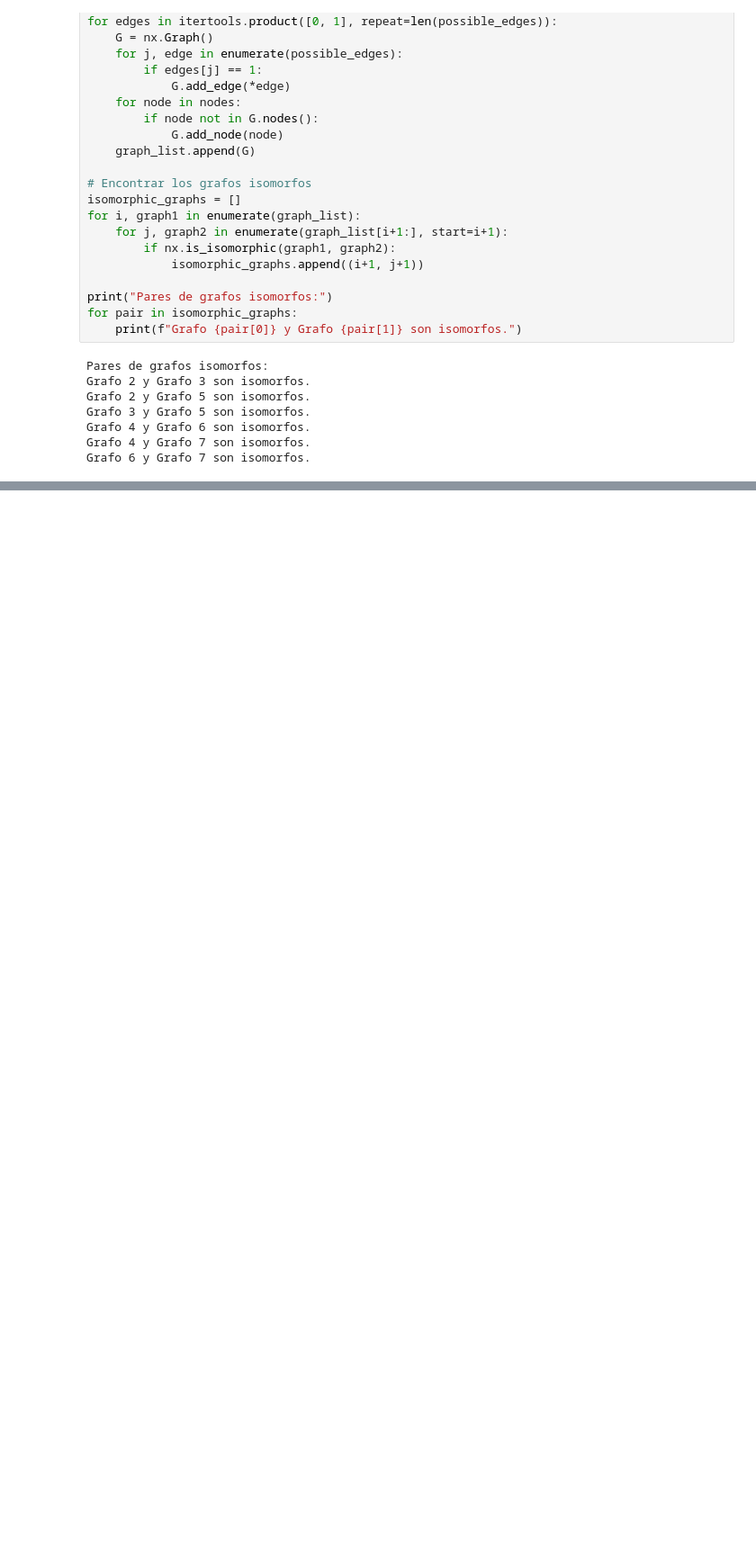
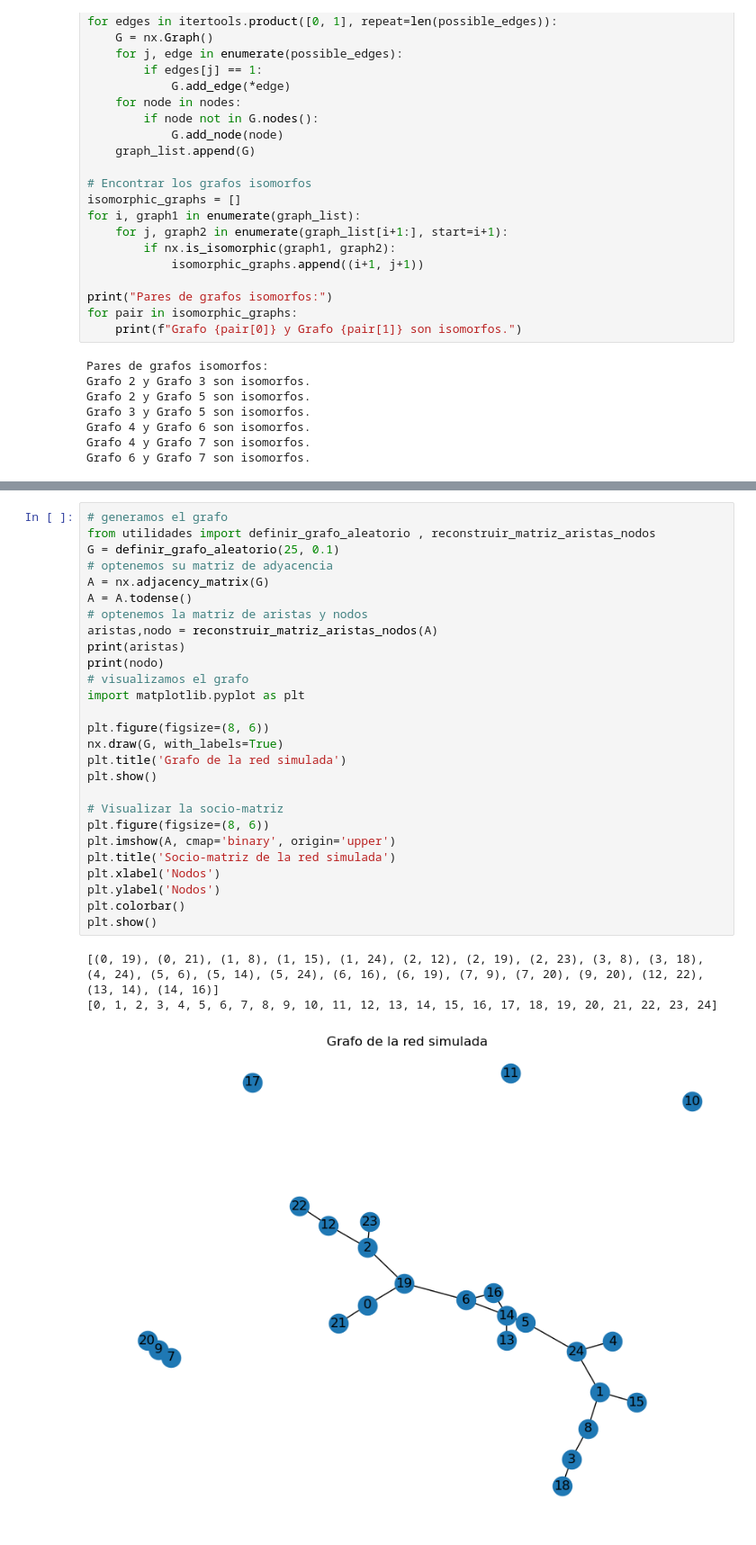
Before and after one commit to briveros23/Redes_sociales, a Jupyter notebook: notebook/Taller 1.ipynb, the cells around one changed output, grey strips where cells are left out. Shown: that part at 90% size. Cells and saved outputs as stored; diff of their text form; blank space fills up the shorter version.

```diff
--- a/notebook/Taller 1.ipynb
+++ b/notebook/Taller 1.ipynb
@@ -392,0 +456,31 @@ Grafo 6 y Grafo 7 son isomorfos.
+# %%
+# generamos el grafo
+from utilidades import definir_grafo_aleatorio , reconstruir_matriz_aristas_nodos
+G = definir_grafo_aleatorio(25, 0.1)
+# optenemos su matriz de adyacencia
+A = nx.adjacency_matrix(G)
+A = A.todense()
+# optenemos la matriz de aristas y nodos
+aristas,nodo = reconstruir_matriz_aristas_nodos(A)
+print(aristas)
+print(nodo)
+# visualizamos el grafo
+import matplotlib.pyplot as plt
+
+plt.figure(figsize=(8, 6))
+nx.draw(G, with_labels=True)
+plt.title('Grafo de la red simulada')
+plt.show()
+
+# Visualizar la socio-matriz
+plt.figure(figsize=(8, 6))
+plt.imshow(A, cmap='binary', origin='upper')
+plt.title('Socio-matriz de la red simulada')
+plt.xlabel('Nodos')
+plt.ylabel('Nodos')
+plt.colorbar()
+plt.show()
+# %% [output]
+[(0, 19), (0, 21), (1, 8), (1, 15), (1, 24), (2, 12), (2, 19), (2, 23), (3, 8), (3, 18), (4, 24), (5, 6), (5, 14), (5, 24), (6, 16), (6, 19), (7, 9), (7, 20), (9, 20), (12, 22), (13, 14), (14, 16)]
+[0, 1, 2, 3, 4, 5, 6, 7, 8, 9, 10, 11, 12, 13, 14, 15, 16, 17, 18, 19, 20, 21, 22, 23, 24]
+[figure, added]
```
Also changed, not shown: parts of 15 cells of this notebook, 1 other file.
